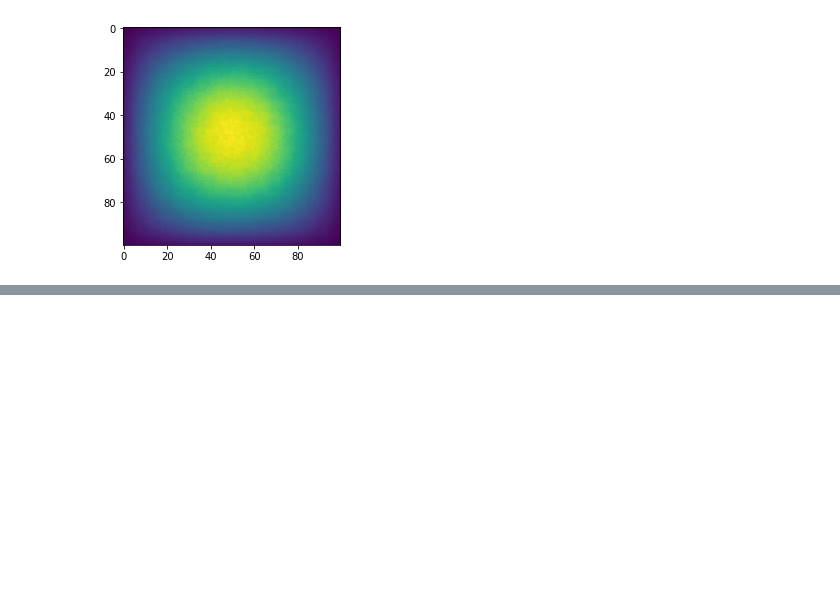
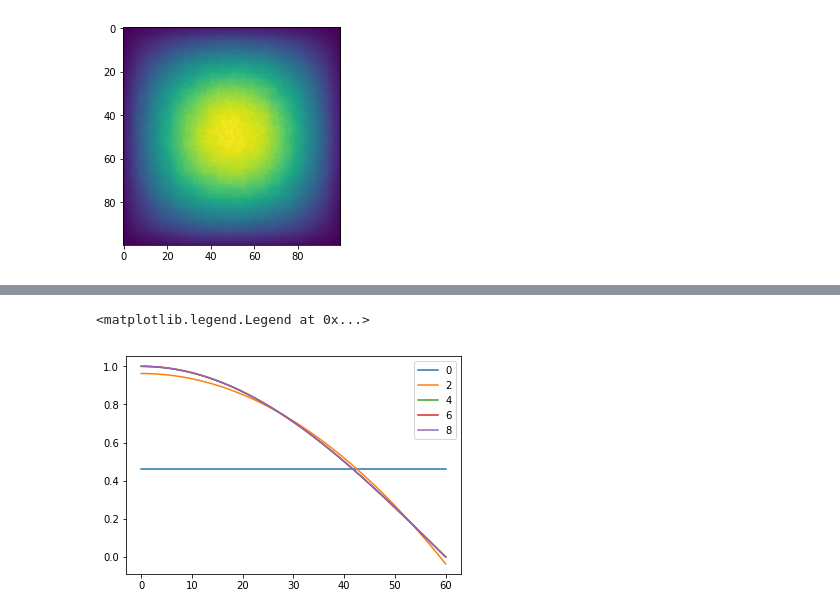
Before and after one commit to JIMMY-KSU/jupyter_notebooks, a Jupyter notebook: oscillatory-zernikes.ipynb, the cells around one changed output, grey strips where cells are left out. Cells and saved outputs as stored; diff of their text form; code cells hidden in the pictures; blank space fills up the shorter version.

```diff
--- a/oscillatory-zernikes.ipynb
+++ b/oscillatory-zernikes.ipynb
@@ -49,0 +50,20 @@ plt.legend()
+# %%
+from math import cos, pi
+
+def sinusoid(r, phi, R=60):
+    return cos(pi * r / (2 * R))
+
+for zernike in zernike_list:
+    zernike.generateCoefficients(sinusoid, normalization="standard")
+# %%
+for r_index, radius in enumerate(r):
+    for z_index, zernike in enumerate(zernike_list):
+        z_evals[z_index][r_index] = zernike(radius, 0, normalization="orthonormal")
+# %%
+for order, z in enumerate(z_evals):
+    if order % 2 == 0 and order <= 8:
+        plt.plot(r, z, label=str(order))
+plt.legend()
+# %% [output]
+<matplotlib.legend.Legend at 0x...>
+[figure, added]
```
Also changed, not shown: parts of 2 cells of this notebook.
